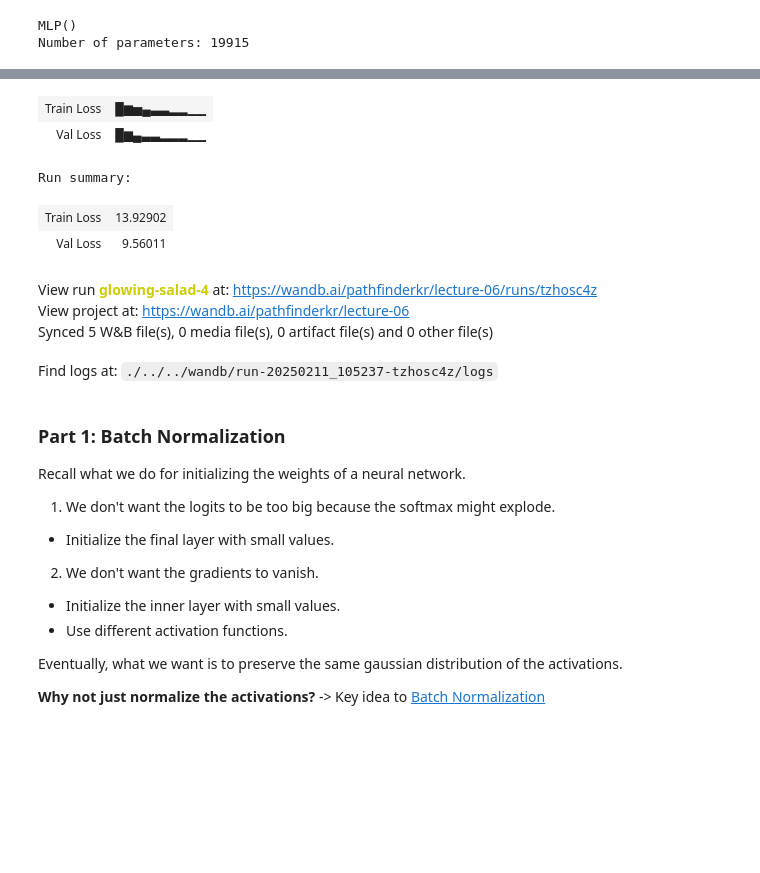
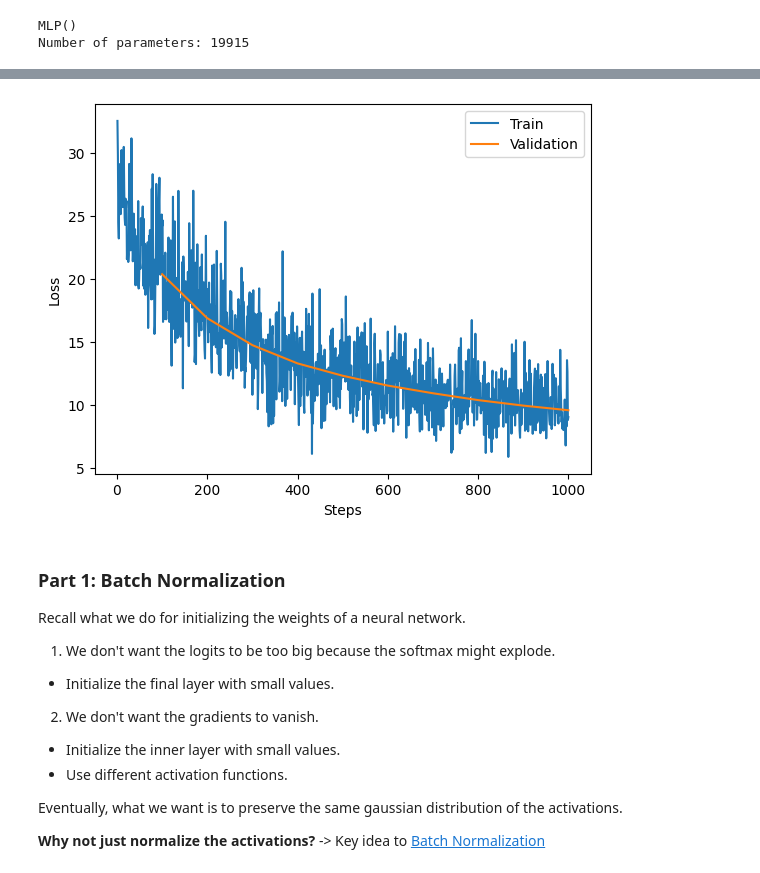
Before and after one commit to PathFinderKR/LLM101, a Jupyter notebook: notebooks/Lectures/Lecture_06.ipynb, the cells around one changed output, grey strips where cells are left out. Saved outputs shown, nothing was run; the diff lists cells and outputs as text; code cells hidden in the pictures; blank space fills up the shorter version.

```diff
--- a/notebooks/Lectures/Lecture_06.ipynb
+++ b/notebooks/Lectures/Lecture_06.ipynb
@@ -38,7 +38,6 @@ class MLPConfig:
     max_steps: int = 1000
     lr: float = 0.01
     val_interval: int = 100
-    log_interval: int = 100
 
     seed: int = 101
 # %% [markdown]
@@ -140,7 +139,6 @@ def train(
         max_steps: int,
         lr: float,
         val_interval: int,
-        log_interval: int,
         device: torch.device
 ):
     optimizer = torch.optim.SGD(model.parameters(), lr=lr)
@@ -158,6 +156,8 @@ def train(
         loss = F.cross_entropy(logits, train_targets)
         loss.backward()
         optimizer.step()
+        steps.append(step)
+        train_losses.append(loss.item())
 
         if step % val_interval == 0:
             model.eval()
@@ -168,26 +168,21 @@ def train(
                     val_inputs, val_targets = val_inputs.to(device), val_targets.to(device)
                     val_logits = model(val_inputs)
                     batch_loss = F.cross_entropy(val_logits, val_targets)
+                    # val_inputs.size(0) is the batch size
                     val_loss += batch_loss.item() * val_inputs.size(0)
                     total_samples += val_inputs.size(0)
             val_loss /= total_samples
             val_losses.append(val_loss)
+            print(f"Step {step}: Train Loss = {loss.item():.4f}, Val Loss = {val_loss:.4f}")
 
-        if step % log_interval == 0:
-            steps.append(step)
-            train_losses.append(loss.item())
-            if step == 1:
-                print(f"Initial Train Loss: {loss.item():.4f}")
-            print(f"Step {step}/{max_steps} | Train Loss: {running_loss / step:.4f} | Validation Loss: {val_loss:.4f}")
+        if step == 1:
+            print(f"Initial Train Loss = {loss.item():.4f}")
 
-        step += 1
-
-    final_val_logits = model(val_inputs.to(device))
-    final_val_loss = F.cross_entropy(final_val_logits, val_targets.to(device)).item()
-    print(f"Final Validation Loss: {final_val_loss:.4f}")
+    # Plot the loss
     plt.figure()
     plt.plot(steps, train_losses, label="Train")
-    plt.plot(steps[::val_interval], val_losses, label="Validation")
+    val_steps = [step for step in steps if step % val_interval == 0]
+    plt.plot(val_steps, val_losses, label="Validation")
     plt.xlabel("Steps")
     plt.ylabel("Loss")
     plt.legend()
@@ -200,7 +195,6 @@ train(
     max_steps=MLPConfig.max_steps,
     lr=MLPConfig.lr,
     val_interval=MLPConfig.val_interval,
-    log_interval=MLPConfig.log_interval,
     device=MLPConfig.device
 )
 # %% [output]
@@ -209,12 +212,4 @@ Run history:
-| Train Loss | █▆▅▄▃▃▂▂▁▁ |
-| Val Loss | █▆▄▃▃▂▂▂▁▁ |
-Run summary:
-| Train Loss | 13.92902 |
-| Val Loss | 9.56011 |
-View run glowing-salad-4 at: https://wandb.ai/pathfinderkr/lecture-06/runs/tzhosc4z
-View project at: https://wandb.ai/pathfinderkr/lecture-06
-Synced 5 W&B file(s), 0 media file(s), 0 artifact file(s) and 0 other file(s)
-Find logs at: ./../../wandb/run-20250211_105237-tzhosc4z/logs
+[figure, added]
 # %% [markdown]
 ### Part 1: Batch Normalization
 
```
Also changed, not shown: parts of 12 cells of this notebook, 2 other files.
